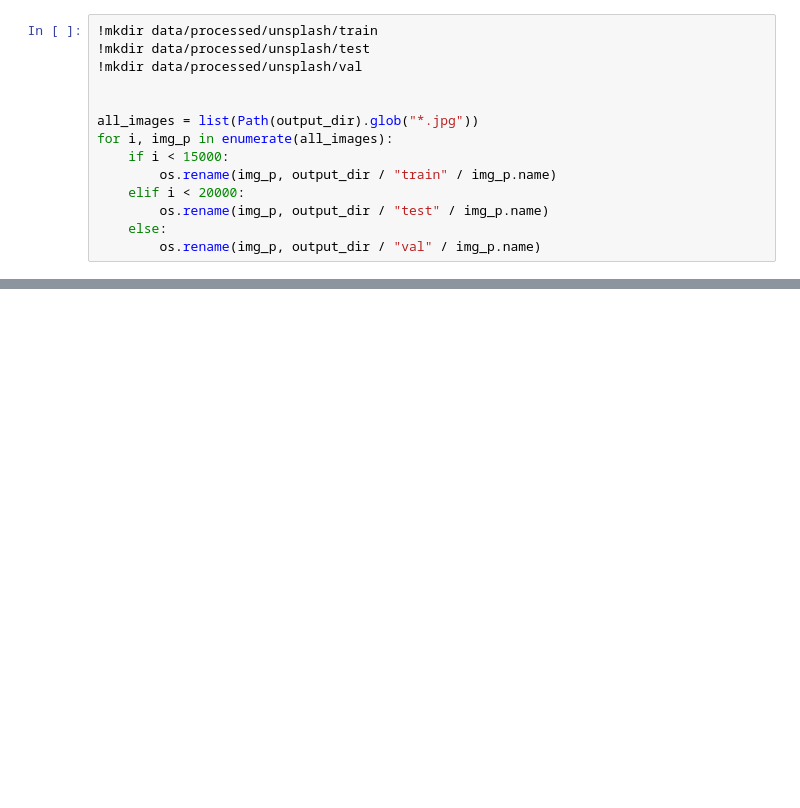
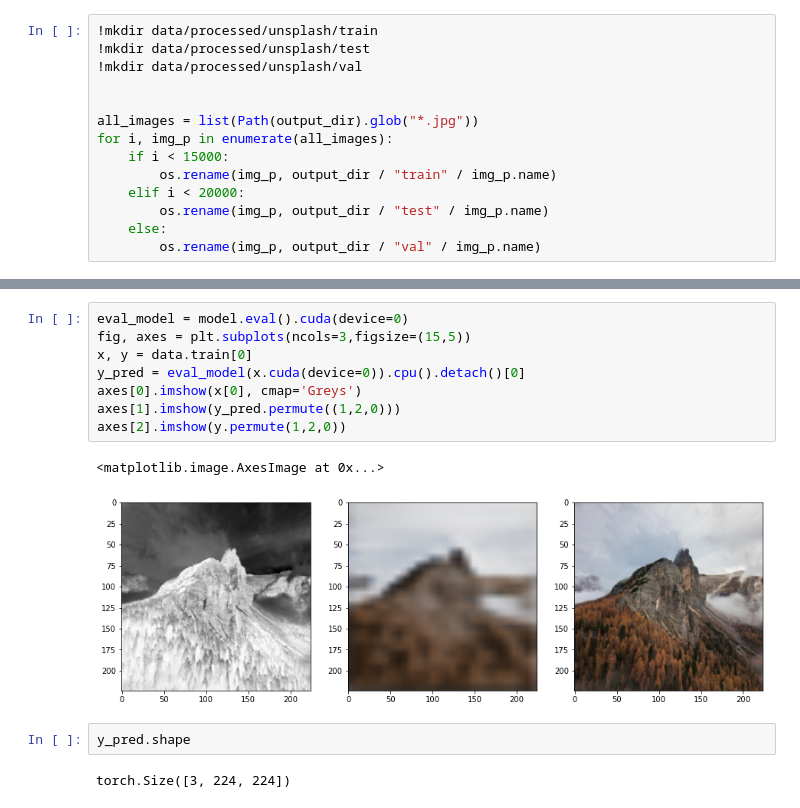
Before and after one commit to alexander-ding/colorize, a Jupyter notebook: colorize.ipynb, the cells around one changed output, grey strips where cells are left out. Saved outputs shown, nothing was run; the diff lists cells and outputs as text; blank space fills up the shorter version.

```diff
--- a/colorize.ipynb
+++ b/colorize.ipynb
@@ -248,0 +504,15 @@ torch.Size([32, 2, 224, 224])
+# %%
+eval_model = model.eval().cuda(device=0)
+fig, axes = plt.subplots(ncols=3,figsize=(15,5))
+x, y = data.train[0]
+y_pred = eval_model(x.cuda(device=0)).cpu().detach()[0]
+axes[0].imshow(x[0], cmap='Greys')
+axes[1].imshow(y_pred.permute((1,2,0)))
+axes[2].imshow(y.permute(1,2,0))
+# %% [output]
+<matplotlib.image.AxesImage at 0x...>
+[figure, added]
+# %%
+y_pred.shape
+# %% [output]
+torch.Size([3, 224, 224])
```
Also changed, not shown: parts of 20 cells of this notebook.
